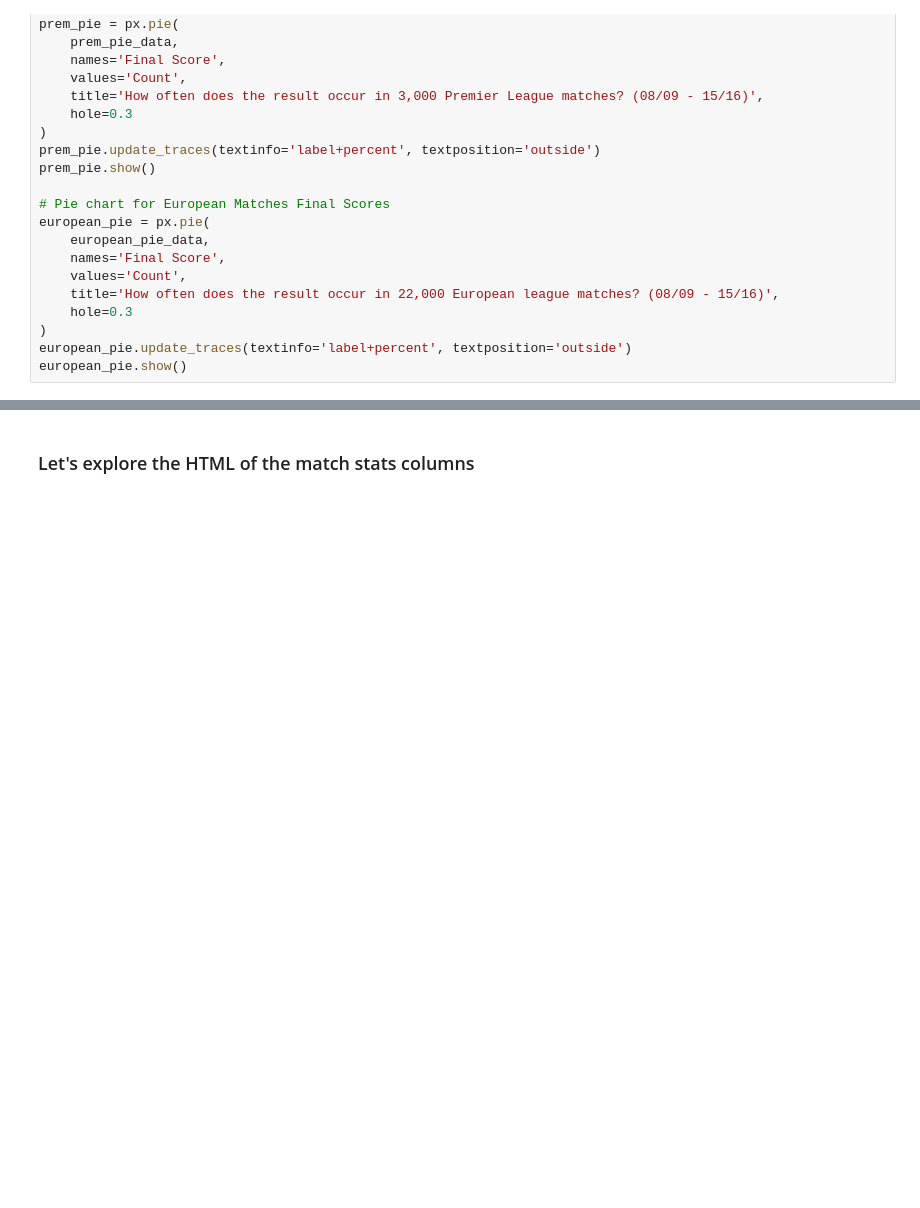
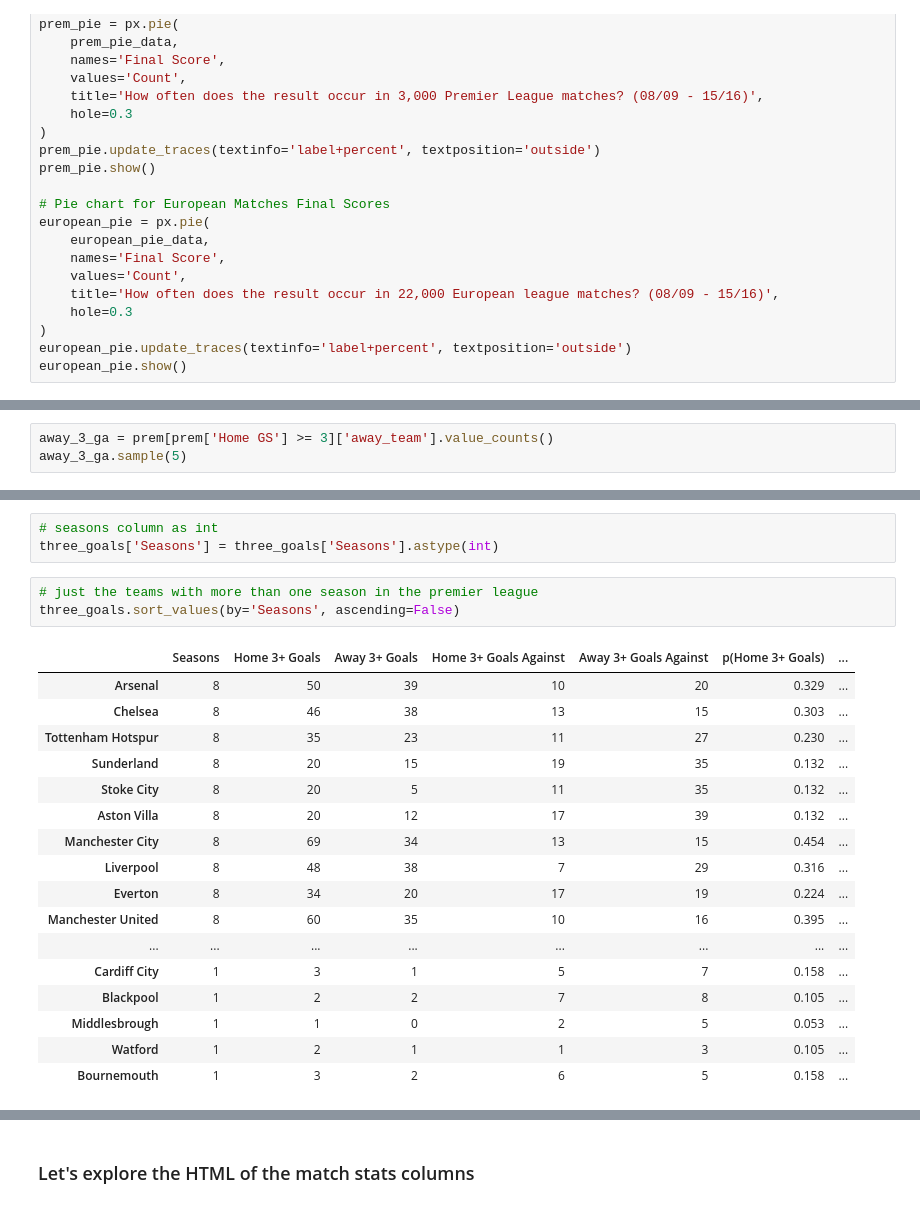
Before and after one commit to tjjdoherty/football-project-mvp, a Jupyter notebook: intro_clean_eda.ipynb, the cells around one changed output, grey strips where cells are left out. Cells and saved outputs as stored; diff of their text form; blank space fills up the shorter version.

```diff
--- a/intro_clean_eda.ipynb
+++ b/intro_clean_eda.ipynb
@@ -568,0 +675,3 @@ european_pie.show()
+# %%
+away_3_ga = prem[prem['Home GS'] >= 3]['away_team'].value_counts()
+away_3_ga.sample(5)
@@ -568,0 +720,24 @@ european_pie.show()
+# %%
+# seasons column as int
+three_goals['Seasons'] = three_goals['Seasons'].astype(int)
+# %%
+# just the teams with more than one season in the premier league
+three_goals.sort_values(by='Seasons', ascending=False)
+# %% [output]
+|  | Seasons | Home 3+ Goals | Away 3+ Goals | Home 3+ Goals Against | Away 3+ Goals Against | p(Home 3+ Goals) | ... |
+| Arsenal | 8 | 50 | 39 | 10 | 20 | 0.329 | ... |
+| Chelsea | 8 | 46 | 38 | 13 | 15 | 0.303 | ... |
+| Tottenham Hotspur | 8 | 35 | 23 | 11 | 27 | 0.230 | ... |
+| Sunderland | 8 | 20 | 15 | 19 | 35 | 0.132 | ... |
+| Stoke City | 8 | 20 | 5 | 11 | 35 | 0.132 | ... |
+| Aston Villa | 8 | 20 | 12 | 17 | 39 | 0.132 | ... |
+| Manchester City | 8 | 69 | 34 | 13 | 15 | 0.454 | ... |
+| Liverpool | 8 | 48 | 38 | 7 | 29 | 0.316 | ... |
+| Everton | 8 | 34 | 20 | 17 | 19 | 0.224 | ... |
+| Manchester United | 8 | 60 | 35 | 10 | 16 | 0.395 | ... |
+| ... | ... | ... | ... | ... | ... | ... | ... |
+| Cardiff City | 1 | 3 | 1 | 5 | 7 | 0.158 | ... |
+| Blackpool | 1 | 2 | 2 | 7 | 8 | 0.105 | ... |
+| Middlesbrough | 1 | 1 | 0 | 2 | 5 | 0.053 | ... |
+| Watford | 1 | 2 | 1 | 1 | 3 | 0.105 | ... |
+| Bournemouth | 1 | 3 | 2 | 6 | 5 | 0.158 | ... |
```
Also changed, not shown: parts of 43 cells of this notebook.
